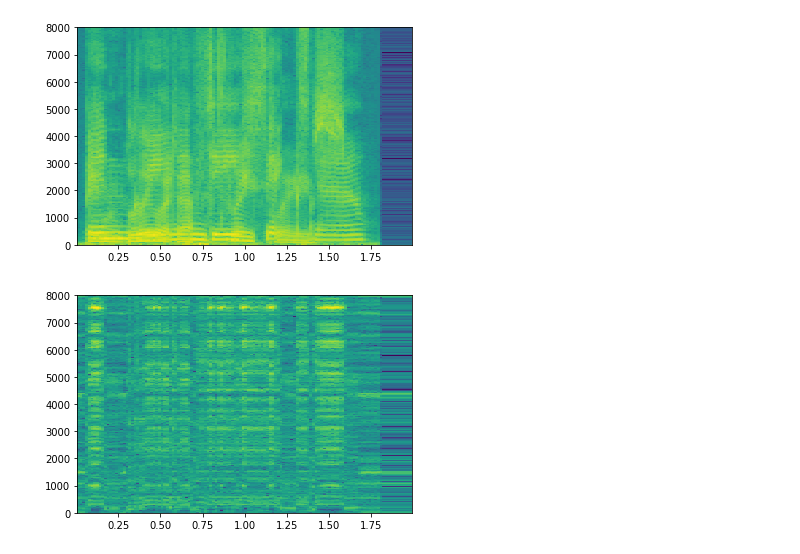
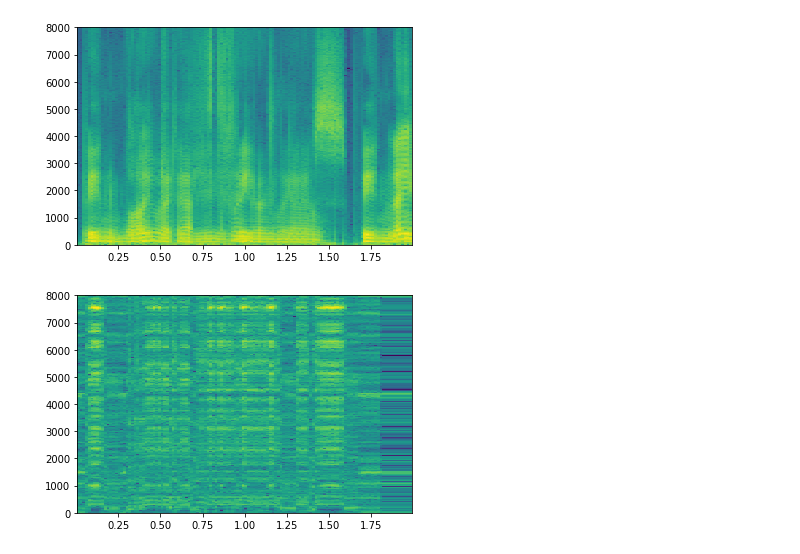
Before and after one commit to thisishale/thesis, a Jupyter notebook: du16_2-autoencoder.ipynb, the cells around one changed output. Drawn from its saved outputs; the diff is of its cells as text; code cells hidden in the pictures.

Commit message:
du16 pretrained with autoencoder

```diff
--- a/du16_2-autoencoder.ipynb
+++ b/du16_2-autoencoder.ipynb
@@ -525,15 +301,26 @@ array([[ 0.28766647,  0.11526573, -0.7069241 , ..., -0.55612373,
+# %%
+write_path = 'D:/studies/university/thesis/speech_separation_codes/du16/donesomestuff/10hdata'
+mixed_folder = os.path.normpath(os.path.join(write_path,'oneframe_norm'))
+h5f = h5py.File(mixed_folder+'.hdf5','r')
+ftr = h5f['oneframe_norm'][0:126]
+h5f.close()
+mixed_folder = os.path.normpath(os.path.join(write_path,'nozeroinsert_phase'))
+h5f = h5py.File(mixed_folder+'.hdf5','r')
+ftr_phase = h5f['nozeroinsert_phase'][0:126]
+h5f.close()
 # %%
+pred = pretrained_model.predict(ftr)
 mean = np.loadtxt(os.path.normpath(os.path.join(write_path,'mean_mixed_log.txt')))
 std = np.loadtxt(os.path.normpath(os.path.join(write_path,'std_mixed_log.txt')))
-hidden1_b_unnorm = (hidden1_b*std)+mean
-recon = reconstruct(hidden1_b_unnorm, ftr_phase)
+pred_unnorm = (pred*std)+mean
+recon = reconstruct(pred_unnorm, ftr_phase)
 import sounddevice as sd
 sd.play(recon,16000)
 
 Pxx, freqs, bins, im = plt.specgram(recon, NFFT=512, Fs=16000, noverlap=256)
 plt.show()
 # %% [output]
-[figure, old version]
+[figure, new version]
 # %%
 import soundfile as sf
 # sf.write('D:\\studies\\university\\thesis\\speech_separation_codes\\du16\\donesomestuff\\results\\rbm\\1\\3layer_tanh_vis_nobias.wav',recon,16000)
```
Also changed, not shown: parts of 16 cells of this notebook.
